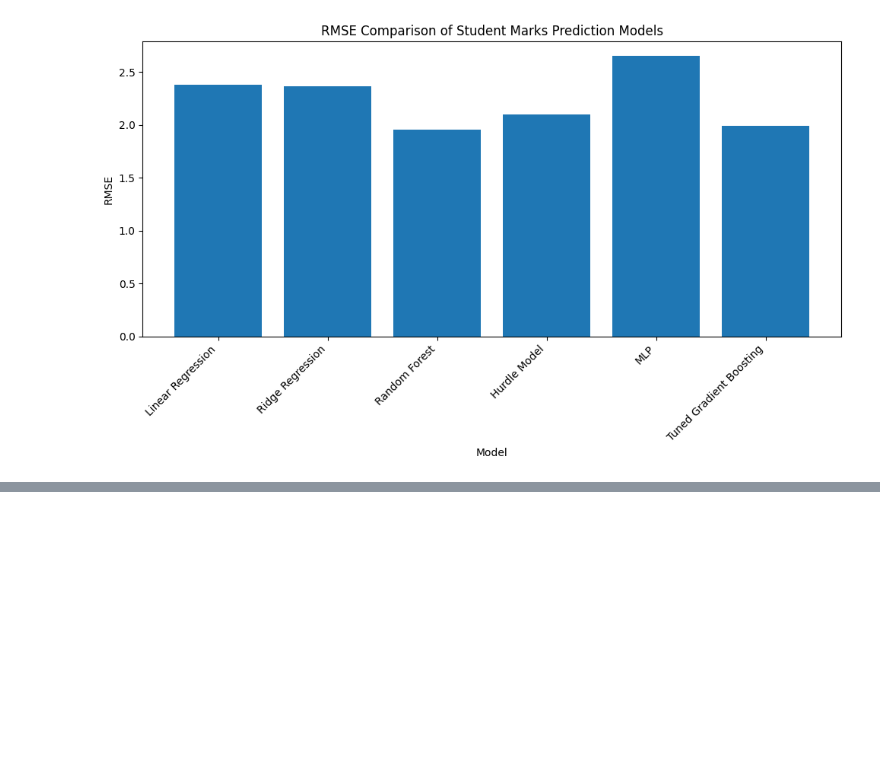
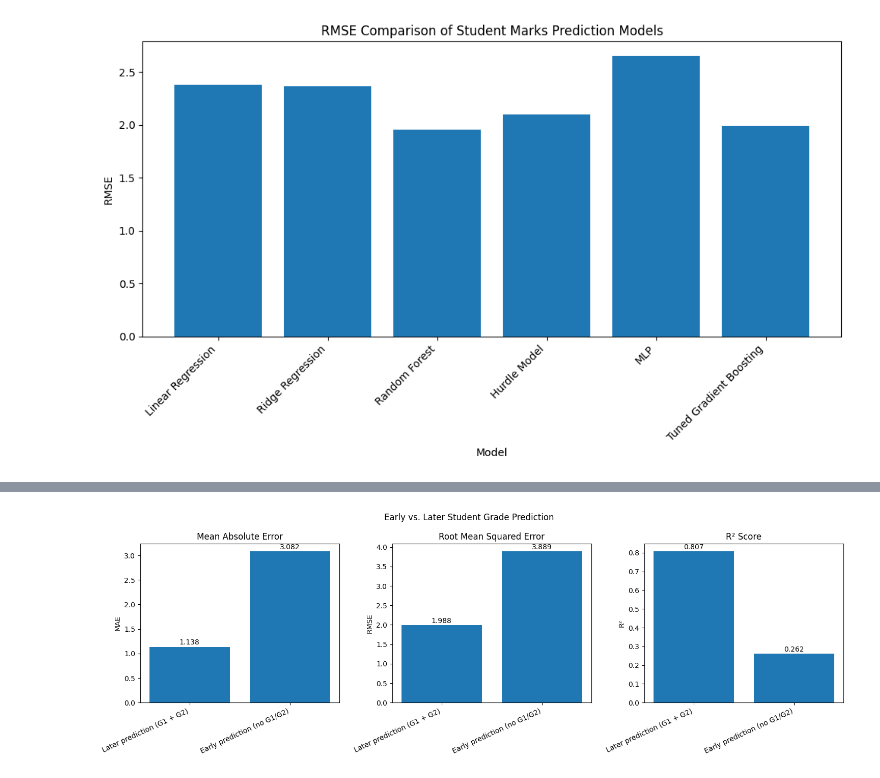
Before and after one commit to J-S-Grewal/Marks_Prediction_Model, a Jupyter notebook: codes/03_gradient_boosting_model.ipynb, the cells around one changed output, grey strips where cells are left out. Cells and saved outputs as stored; diff of their text form; code cells hidden in the pictures; blank space fills up the shorter version.

```diff
--- a/codes/03_gradient_boosting_model.ipynb
+++ b/codes/03_gradient_boosting_model.ipynb
@@ -386,0 +656,41 @@ plt.show()
+# %%
+
+# Compare error metrics and R²
+fig, axes = plt.subplots(1, 3, figsize=(15, 5))
+
+scenarios = prediction_comparison["Prediction Scenario"]
+
+for ax, metric, title in zip(
+    axes,
+    ["MAE", "RMSE", "R²"],
+    ["Mean Absolute Error", "Root Mean Squared Error", "R² Score"]
+):
+    bars = ax.bar(scenarios, prediction_comparison[metric])
+    ax.set_title(title)
+    ax.set_ylabel(metric)
+    ax.tick_params(axis="x", labelrotation=25)
+
+    for label in ax.get_xticklabels():
+        label.set_ha("right")
+
+    for bar in bars:
+        ax.annotate(
+            f"{bar.get_height():.3f}",
+            (bar.get_x() + bar.get_width() / 2, bar.get_height()),
+            xytext=(0, 3),
+            textcoords="offset points",
+            ha="center"
+        )
+
+fig.suptitle("Early vs. Later Student Grade Prediction")
+fig.tight_layout()
+
+plt.savefig(
+    "../images/gradient_boosting_early_vs_later.png",
+    dpi=300,
+    bbox_inches="tight"
+)
+
+plt.show()
+# %% [output]
+[figure, added]
```
Also changed, not shown: parts of 14 cells of this notebook, 6 other files.
